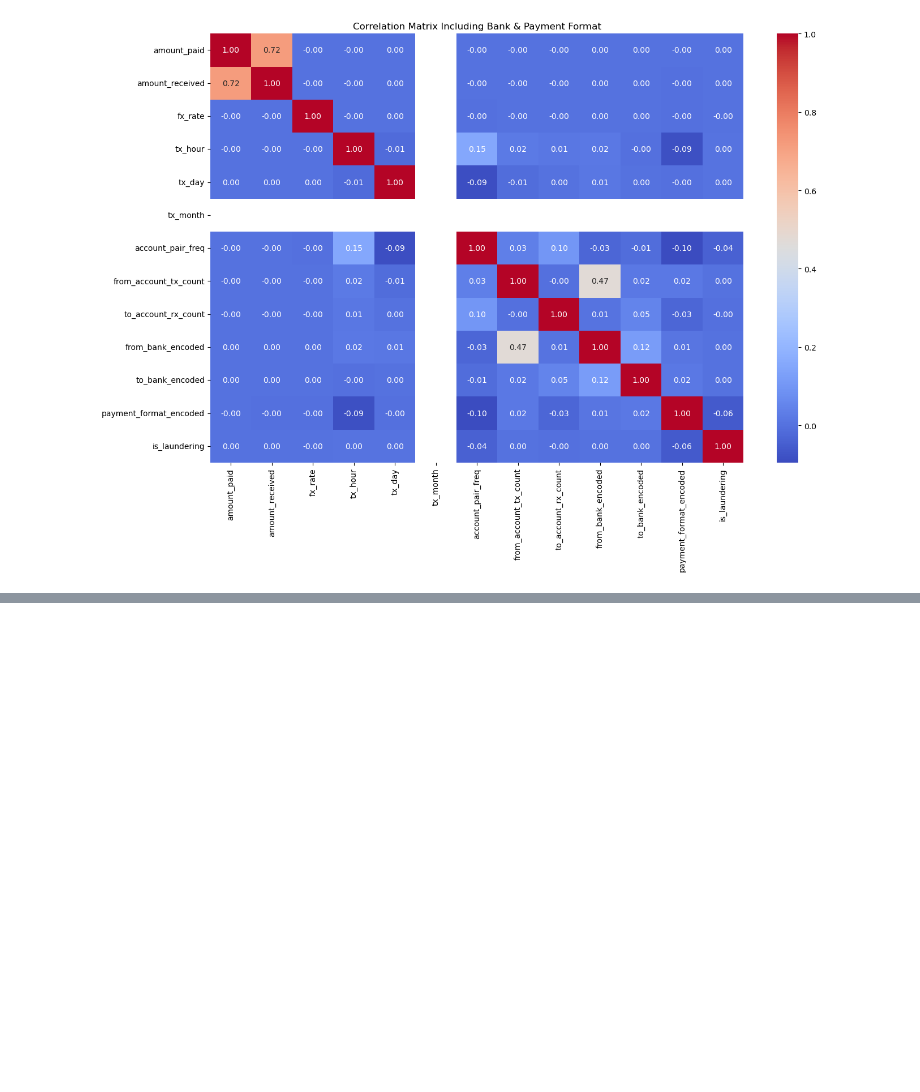
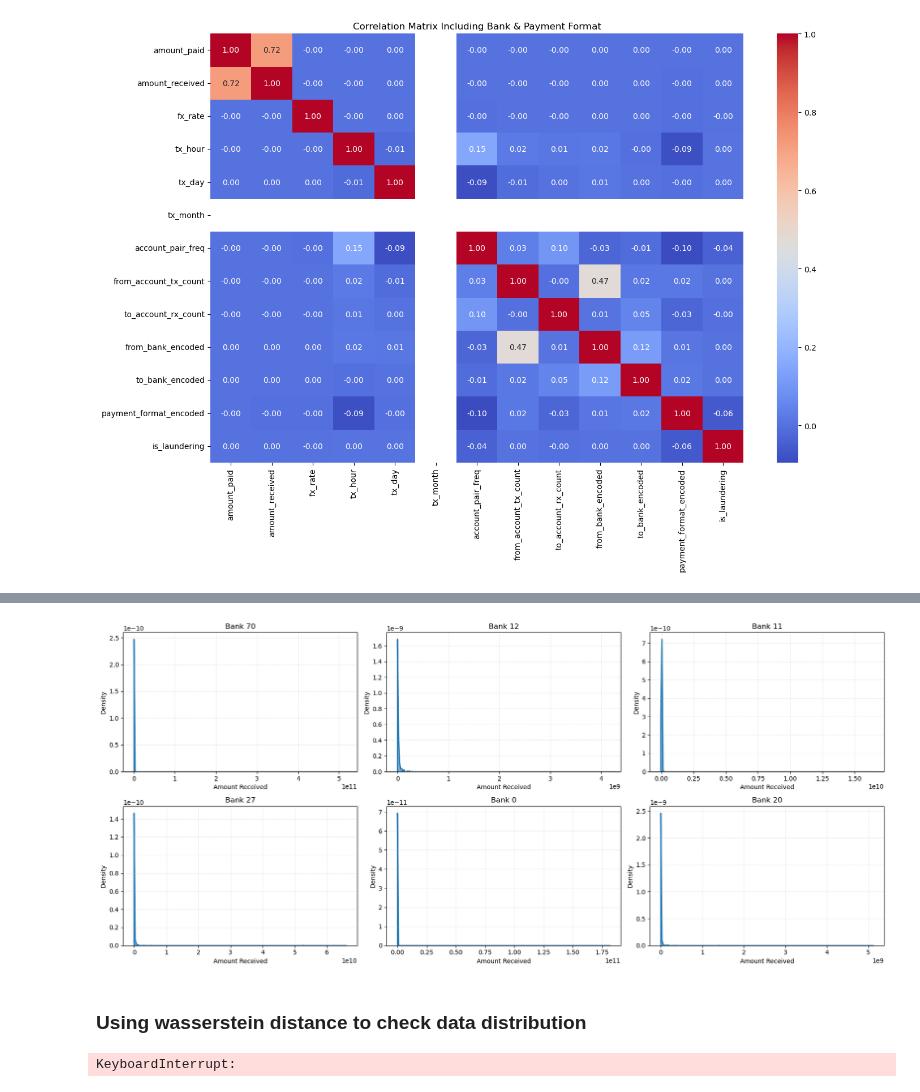
Before and after one commit to vbeohar/vectorinst-bootcamp-fl-bmo, a Jupyter notebook: EDA/eda.ipynb, the cells around one changed output, grey strips where cells are left out. Saved outputs shown, nothing was run; the diff lists cells and outputs as text; code cells hidden in the pictures; blank space fills up the shorter version.

```diff
--- a/EDA/eda.ipynb
+++ b/EDA/eda.ipynb
@@ -277,0 +322,50 @@ plt.show()
+# %%
+import pandas as pd
+import matplotlib.pyplot as plt
+import seaborn as sns
+
+# # Load and rename columns
+# df = pd.read_csv("HI-Medium_Trans.csv")
+
+df.rename(columns={
+    "From Bank": "from_bank",
+    "To Bank": "to_bank",
+    "Amount Received": "amount_received"
+}, inplace=True)
+
+# Combine from_bank and to_bank to get top 6 banks involved
+all_banks = pd.concat([df['from_bank'], df['to_bank']])
+top_banks = all_banks.value_counts().head(6).index  # Adjust number of banks here
+
+# Subplot layout: 2 rows x 3 columns
+fig, axes = plt.subplots(2, 3, figsize=(18, 8))
+axes = axes.flatten()
+
+# Plot one KDE per bank
+for idx, bank in enumerate(top_banks):
+    bank_df = df[(df['from_bank'] == bank) | (df['to_bank'] == bank)]
+    filtered = bank_df[bank_df['amount_received'] > 0]
+
+    sns.kdeplot(
+        data=filtered,
+        x="amount_received",
+        fill=True,
+        ax=axes[idx],
+        alpha=0.6,
+        linewidth=2
+    )
+    axes[idx].set_title(f"Bank {bank}")
+    axes[idx].set_xlabel("Amount Received")
+    axes[idx].set_ylabel("Density")
+    axes[idx].grid(True, linestyle='--', alpha=0.3)
+
+# Remove empty subplot if number of banks < total subplots
+for j in range(len(top_banks), len(axes)):
+    fig.delaxes(axes[j])
+
+plt.tight_layout()
+plt.show()
+# %% [output]
+[figure, added]
+# %% [markdown]
+### Using wasserstein distance to check data distribution
@@ -277,0 +399,23 @@ plt.show()
+# %%
+# Identify all unique bank IDs from both columns
+unique_banks = pd.unique(df[['from_bank', 'to_bank']].values.ravel())
+
+# Compute distributions for each bank (filter on either from_bank or to_bank)
+bank_distributions = {}
+for bank in tqdm(unique_banks, desc="Collecting bank distributions"):
+    bank_df = df[(df['from_bank'] == bank) | (df['to_bank'] == bank)]
+    bank_distributions[bank] = bank_df['amount_received'].dropna().values
+
+# Compute pairwise Wasserstein distance (Earth Mover's Distance)
+bank_pairs = []
+distances = []
+
+banks = list(bank_distributions.keys())
+for i in range(len(banks)):
+    for j in range(i + 1, len(banks)):
+        b1, b2 = banks[i], banks[j]
+        dist = wasserstein_distance(bank_distributions[b1], bank_distributions[b2])
+        bank_pairs.append((b1, b2))
+        distances.append(dist)
+# %% [output]
+KeyboardInterrupt:
```
Also changed, not shown: parts of 5 cells of this notebook, 6 other files.
